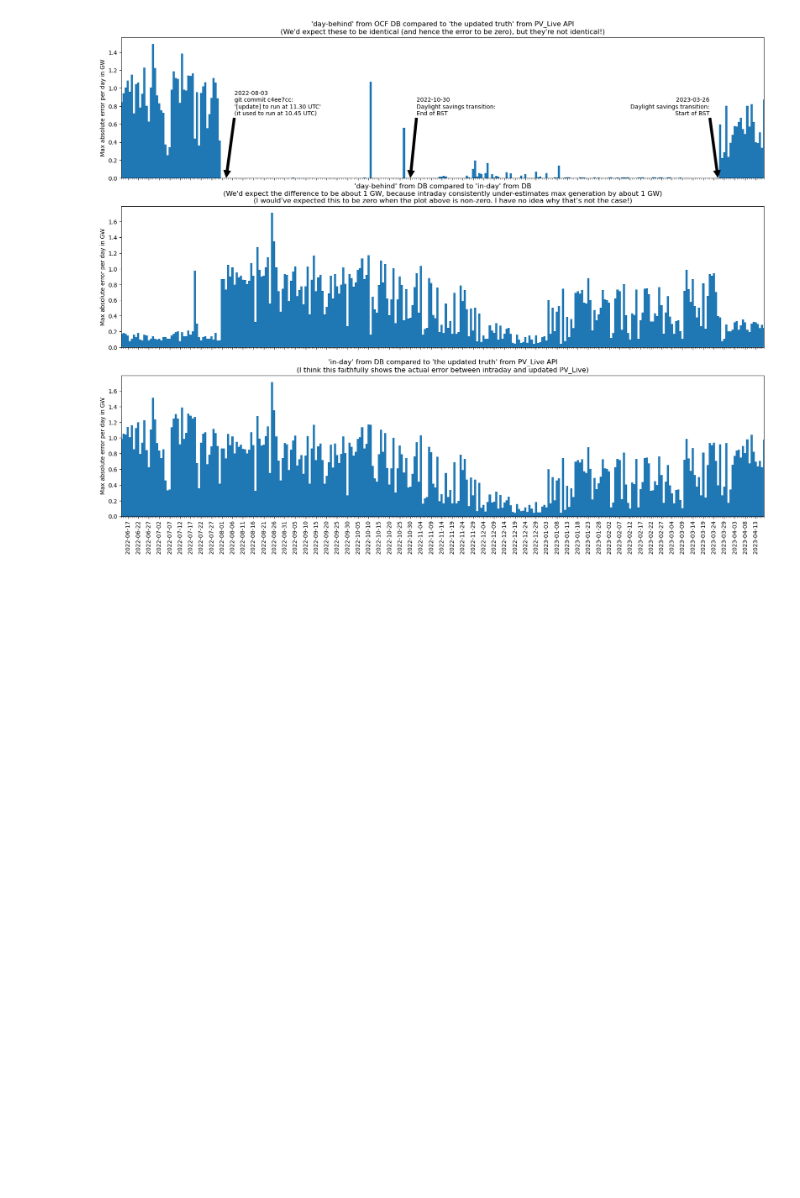
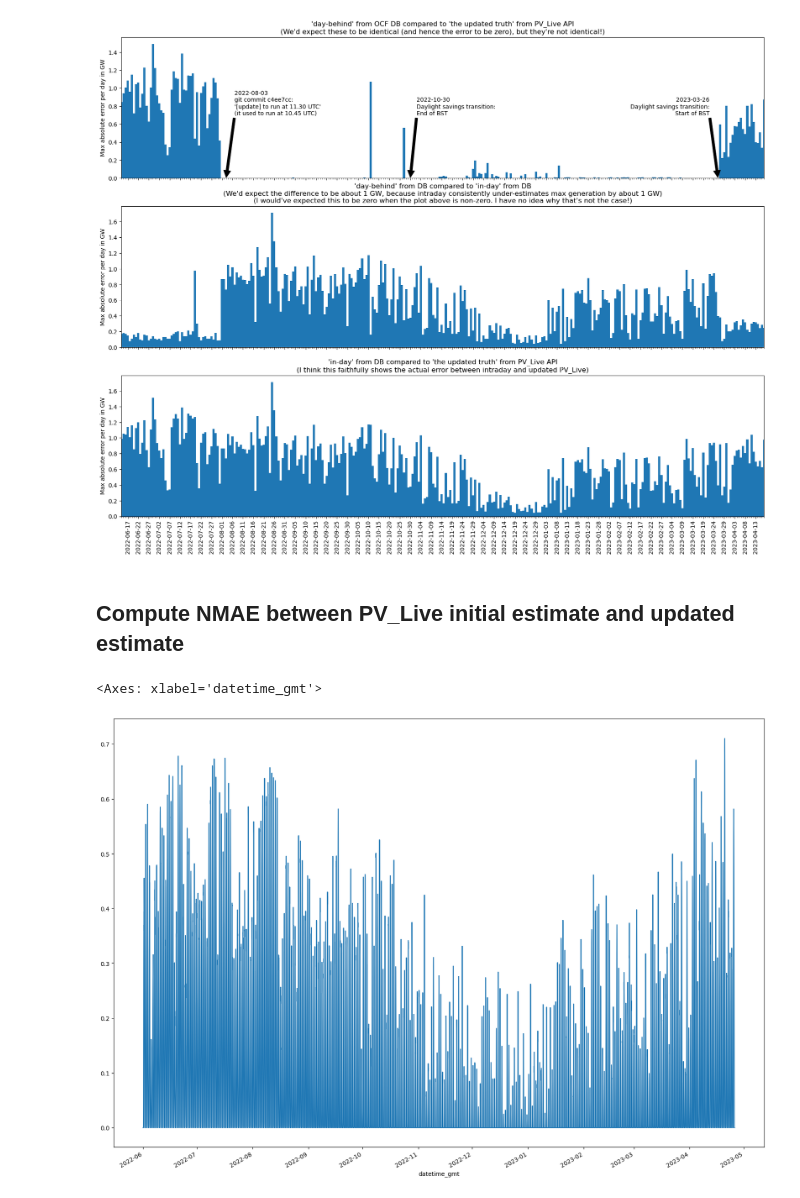
Before and after one commit to openclimatefix/analysis_of_pv_live, a Jupyter notebook: notebooks/plot_error_between_intraday_PV_Live_and_updated_PV_Live.ipynb, the cells around one changed output. Saved outputs shown, nothing was run; the diff lists cells and outputs as text; code cells hidden in the pictures; blank space fills up the shorter version.

```diff
--- a/notebooks/plot_error_between_intraday_PV_Live_and_updated_PV_Live.ipynb
+++ b/notebooks/plot_error_between_intraday_PV_Live_and_updated_PV_Live.ipynb
@@ -25,8 +25,10 @@ Data variables:
     installedcapacity_mwp  (datetime_gmt, gsp_id) float64 ...
 # %%
 pvl = PVLive()
-national_gw_from_pv_live_api = pvl.between(
+national_from_pv_live_api = pvl.between(
     start=datetime(2022, 6, 1, 0, 30, tzinfo=pytz.utc),
     end=datetime(2023, 4, 26, tzinfo=pytz.utc),
+    extra_fields="installedcapacity_mwp",
     dataframe=True,
-).set_index("datetime_gmt").generation_mw / 1E3
+).set_index("datetime_gmt").drop(columns="gsp_id")
+national_from_pv_live_api
@@ -246,3 +242,11 @@ ax.set_xlim([
 ]);
 # %% [output]
 [figure]
+# %% [markdown]
+## Compute NMAE between PV_Live initial estimate and updated estimate
+# %%
+national_yield_from_pv_live_api = national_from_pv_live_api.generation_mw / national_from_pv_live_api.installedcapacity_mwp
+national_yield_from_pv_live_api.plot()
+# %% [output]
+<Axes: xlabel='datetime_gmt'>
+[figure, added]
```
Also changed, not shown: parts of 19 cells of this notebook, 1 other file.
